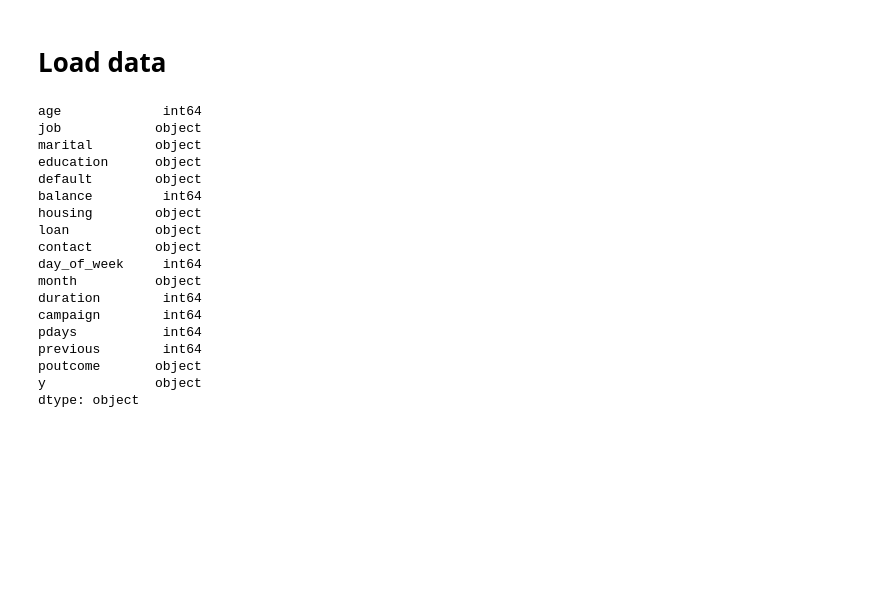
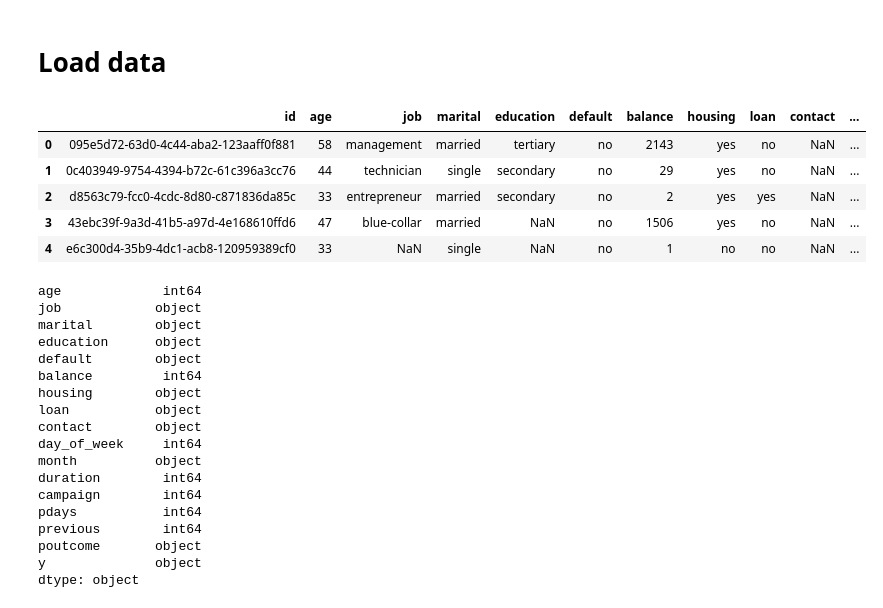
Before and after one commit to jb-cardiel/01-prediction-service, a Jupyter notebook: container_retrain/prediction-service-EDA.ipynb, the cells around one changed output. Drawn from its saved outputs; the diff is of its cells as text; code cells hidden in the pictures; blank space fills up the shorter version.

```diff
--- a/container_retrain/prediction-service-EDA.ipynb
+++ b/container_retrain/prediction-service-EDA.ipynb
@@ -28,7 +28,16 @@ dataset.to_csv("data/bank_marketing_dataset.csv")
 # %% [markdown]
 # Load data
 # %%
-dataset = pd.read_csv("data/dataset.csv", index_col=0)
+dataset = pd.read_csv("data/dataset.csv")
+# %%
+dataset.head()
+# %% [output]
+|  | id | age | job | marital | education | default | balance | housing | loan | contact | ... |
+| 0 | 095e5d72-63d0-4c44-aba2-123aaff0f881 | 58 | management | married | tertiary | no | 2143 | yes | no | NaN | ... |
+| 1 | 0c403949-9754-4394-b72c-61c396a3cc76 | 44 | technician | single | secondary | no | 29 | yes | no | NaN | ... |
+| 2 | d8563c79-fcc0-4cdc-8d80-c871836da85c | 33 | entrepreneur | married | secondary | no | 2 | yes | yes | NaN | ... |
+| 3 | 43ebc39f-9a3d-41b5-a97d-4e168610ffd6 | 47 | blue-collar | married | NaN | no | 1506 | yes | no | NaN | ... |
+| 4 | e6c300d4-35b9-4dc1-acb8-120959389cf0 | 33 | NaN | single | NaN | no | 1 | no | no | NaN | ... |
 # %%
 # What kind of data do we have?
 dataset.dtypes
```
Also changed, not shown: parts of 4 cells of this notebook, 3 other files.
